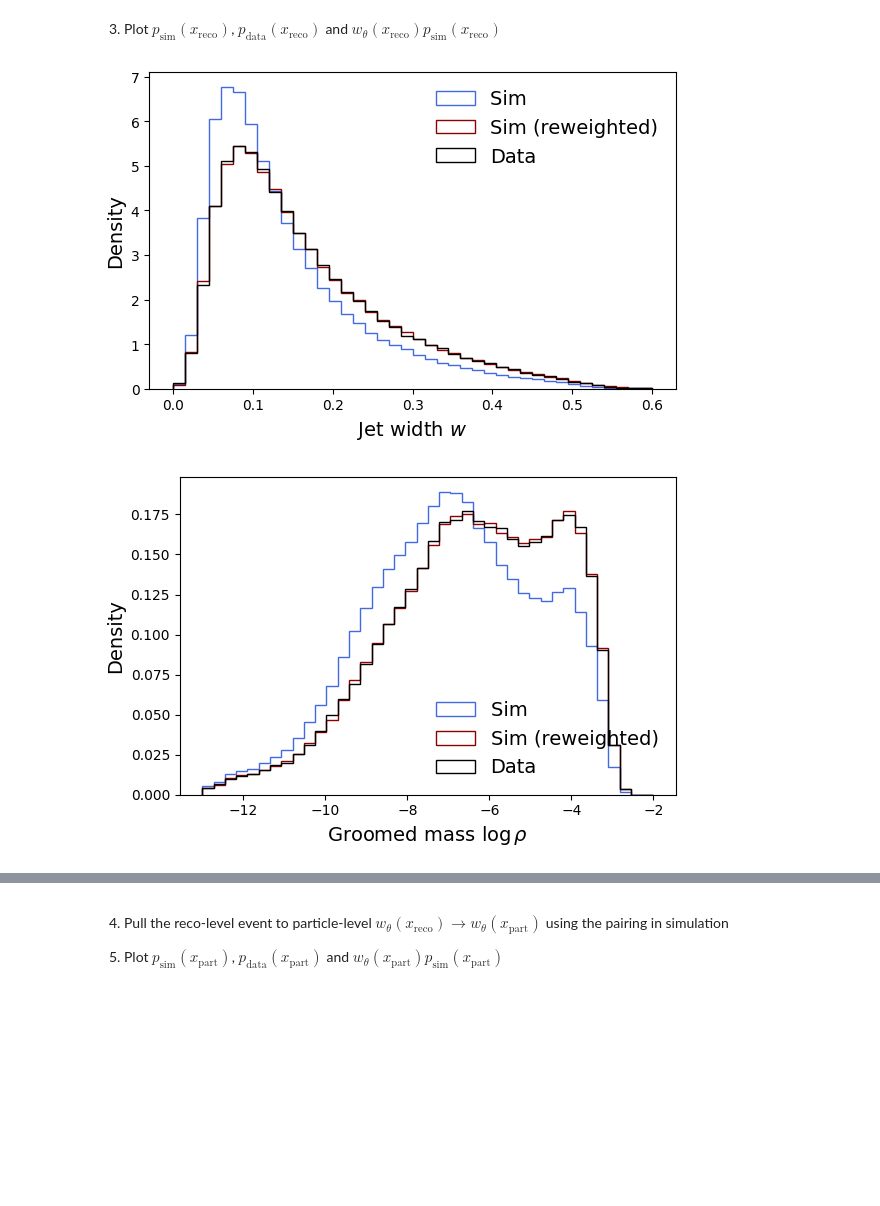
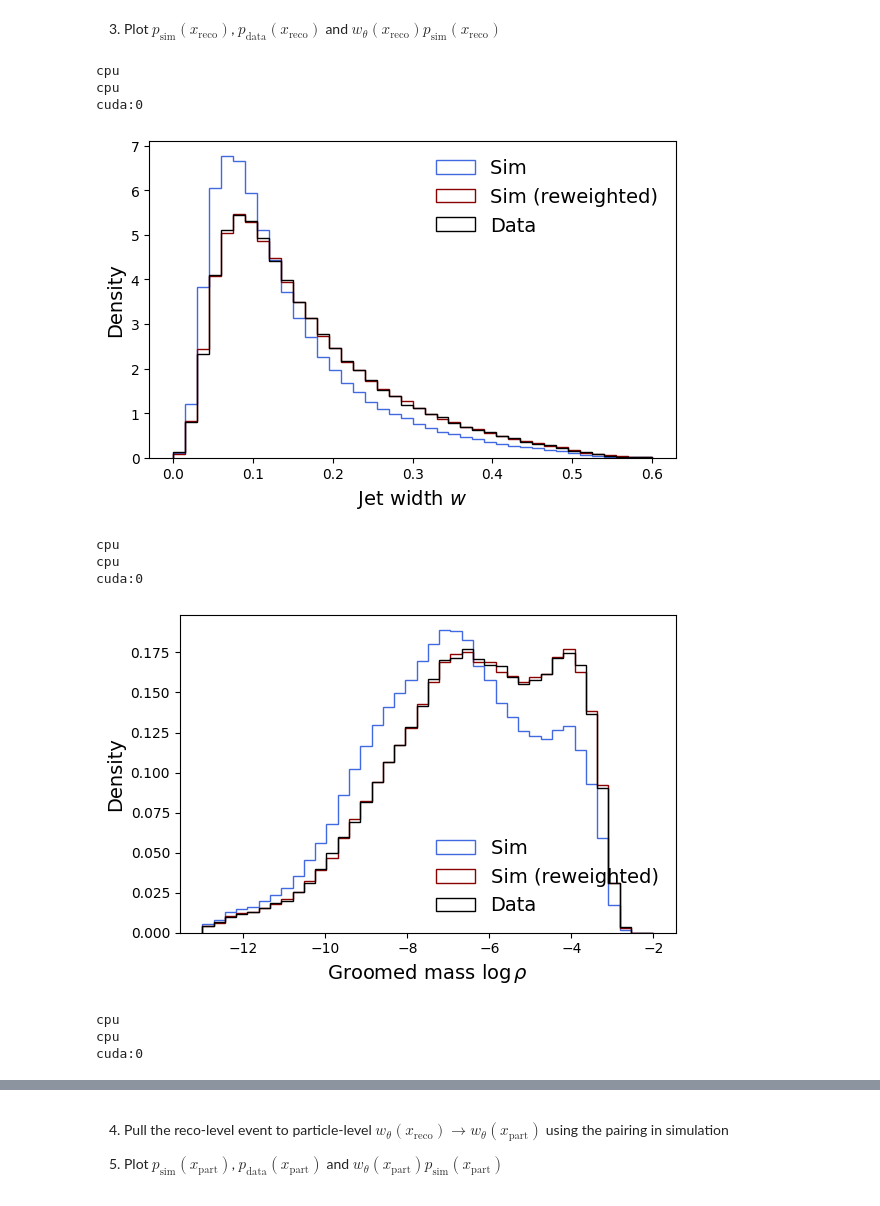
Before and after one commit to SofiaSchweitzer/ML4Physics_Summer_School, a Jupyter notebook: Omnifold_tutorial.ipynb, the cells around one changed output, grey strips where cells are left out. Cells and saved outputs as stored; diff of their text form; code cells hidden in the pictures; blank space fills up the shorter version.

```diff
--- a/Omnifold_tutorial.ipynb
+++ b/Omnifold_tutorial.ipynb
@@ -60,13 +86,13 @@ def preprocess(data, mean, std, device="cpu", reverse=False):
 # %%
 # Clone and preprocess the data to standardize input features with reco-level MC mean and standard deviation.
 
-reco_sim_proc_train = preprocess(reco_sim_train.clone(), mean, std)
-reco_sim_proc_test = preprocess(reco_sim_test.clone(), mean, std)
+reco_sim_proc_train = preprocess(reco_sim_train.clone(), mean, std, device=device)
+reco_sim_proc_test = preprocess(reco_sim_test.clone(), mean, std, device=device)
 
-reco_data_proc_train = preprocess(reco_data_train.clone(), mean, std)
+reco_data_proc_train = preprocess(reco_data_train.clone(), mean, std, device=device)
 
-part_sim_proc_train = preprocess(part_sim_train.clone(), mean, std)
-part_sim_proc_test = preprocess(part_sim_test.clone(), mean, std)
+part_sim_proc_train = preprocess(part_sim_train.clone(), mean, std, device=device)
+part_sim_proc_test = preprocess(part_sim_test.clone(), mean, std, device=device)
 # %% [markdown]
 ### Exercise 1 – Building a Classifier in PyTorch
 
@@ -175,11 +201,13 @@ class Classifier(nn.Module):
 
         loader_true = torch.utils.data.DataLoader(
             torch.utils.data.TensorDataset(data_true, weights_true),
-            batch_size=self.params["batch_size"], shuffle=True)
+            batch_size=self.params["batch_size"], shuffle=True,
+            generator=torch.Generator(device))
 
         loader_fake = torch.utils.data.DataLoader(
             torch.utils.data.TensorDataset(data_fake, weights_fake),
-            batch_size=self.params["batch_size"], shuffle=True)
+            batch_size=self.params["batch_size"], shuffle=True,
+            generator=torch.Generator(device))
 
         optimizer = torch.optim.Adam(self.network.parameters(), lr=self.params["lr"])
         scheduler = torch.optim.lr_scheduler.OneCycleLR(
@@ -279,11 +307,11 @@ classifier_params = {"hidden_layers": 4,
                      "internal_size": 64,
                      "lr": 1.e-3,
                      "n_epochs" : 30,
-                     "batch_size" : 128,
+                     "batch_size" : 1024,
                      "batch_size_sample": 2000}
 # %%
 # Build the classifier
-reco_classifier = Classifier(dims_in=3, params=classifier_params)
+reco_classifier = Classifier(dims_in=3, params=classifier_params).to(device)
 
 # Train the classifier using reoc-level data (true) and reco-level simulation (fake) data
 reco_classifier.train_classifier(
@@ -312,25 +340,34 @@ w_reco_test = reco_classifier.evaluate(
 # %%
 n_features = reco_sim_test.shape[1]
 
 binning = [torch.linspace(0, 0.6, 40 + 1),
            torch.linspace(-13, -2, 40 + 1),
            torch.linspace(0.1, 1.1, 40 + 1)]
 
 names = [r"\text{Jet width } w",
          r"\text{Groomed mass }\log \rho",
          r"\text{N-subjettiness ratio } \tau_{21}"]
 
 for i in range(n_features):
-    plot_reweighted_distribution(
+  plot_reweighted_distribution(
         true=reco_data_test[:, i],
         fake=reco_sim_test[:, i],
-        weights=w_reco_test,
-        bins= binning[i],
+        weights=w_reco_test.cpu(),
+        bins= binning[i].cpu(),
         name = names[i]
     )
 # %% [output]
+cpu
+cpu
+cuda:0
-[figure, old version]
+[figure, new version]
+cpu
+cpu
+cuda:0
 [figure]
+cpu
+cpu
+cuda:0
 [figure]
 # %% [markdown]
 4. Pull the reco-level event to particle-level $w_\theta(x_\text{reco}) \rightarrow w_\theta(x_\text{part})$ using the pairing in simulation
```
Also changed, not shown: parts of 11 cells of this notebook.
